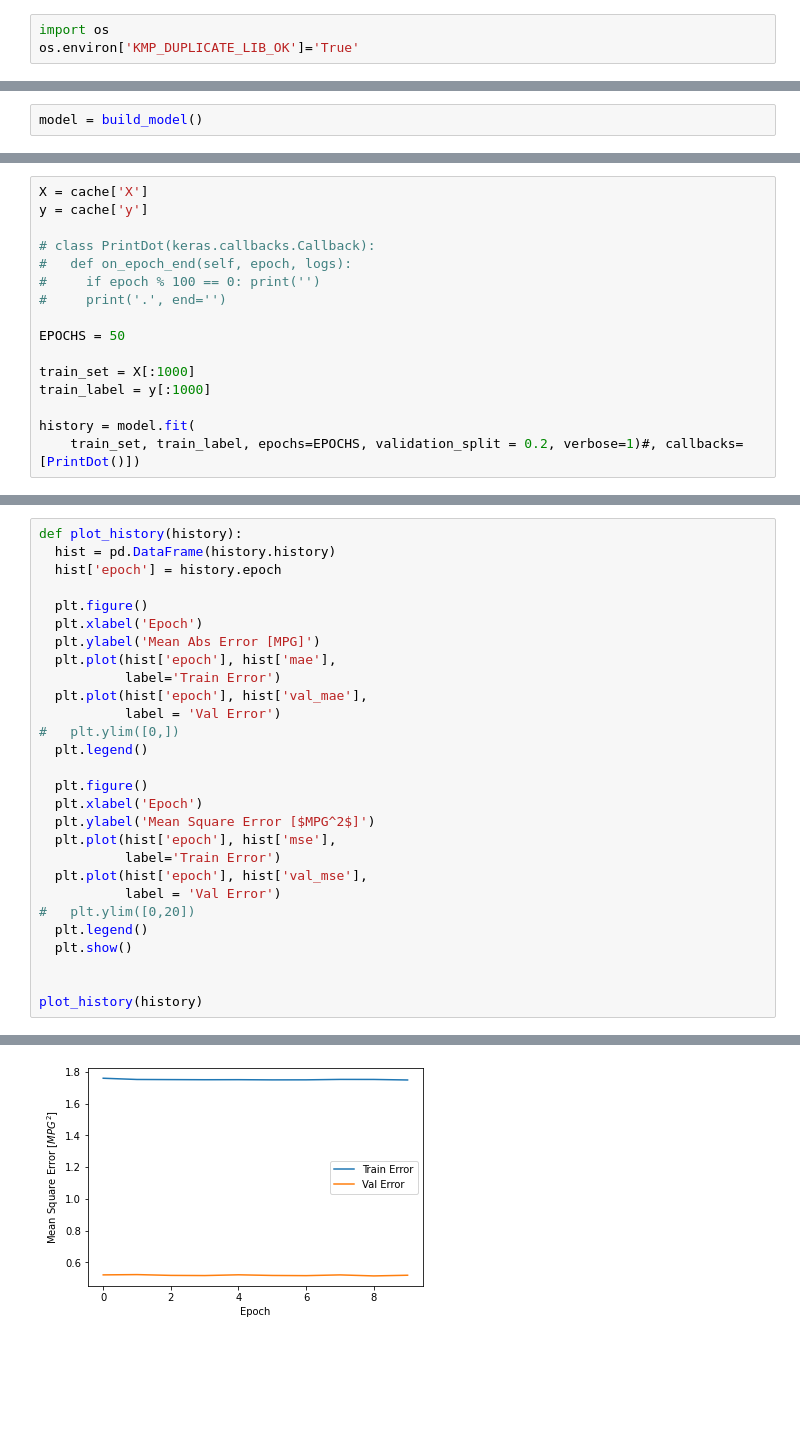
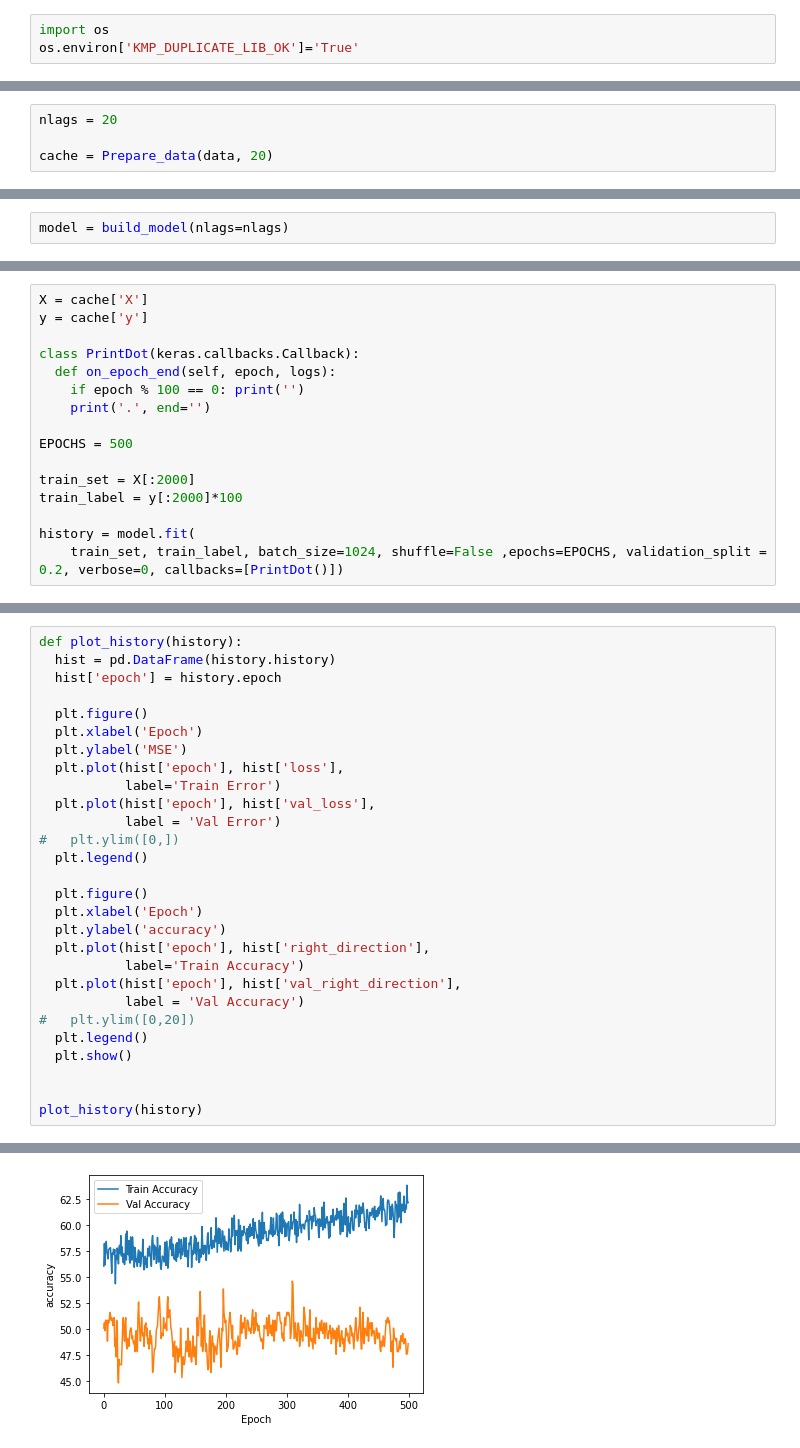
Before and after one commit to upathare1/Bitcoin-Price-Prediction, a Jupyter notebook: Algorithms/lstm_trial1.ipynb, the cells around one changed output, grey strips where cells are left out. Saved outputs shown, nothing was run; the diff lists cells and outputs as text; blank space fills up the shorter version.

```diff
--- a/Algorithms/lstm_trial1.ipynb
+++ b/Algorithms/lstm_trial1.ipynb
@@ -114,0 +96,4 @@ def build_model(units=10, dense1=10, dense2=5):
+# %%
+nlags = 20
+
+cache = Prepare_data(data, 20)
@@ -115,2 +134,2 @@ def build_model(units=10, dense1=10, dense2=5):
 # %%
-model = build_model()
+model = build_model(nlags=nlags)
@@ -137,16 +160,16 @@ _________________________________________________________________
 X = cache['X']
 y = cache['y']
 
-# class PrintDot(keras.callbacks.Callback):
-#   def on_epoch_end(self, epoch, logs):
-#     if epoch % 100 == 0: print('')
-#     print('.', end='')
+class PrintDot(keras.callbacks.Callback):
+  def on_epoch_end(self, epoch, logs):
+    if epoch % 100 == 0: print('')
+    print('.', end='')
 
-EPOCHS = 50
+EPOCHS = 500
 
-train_set = X[:1000]
-train_label = y[:1000]
+train_set = X[:2000]
+train_label = y[:2000]*100
 
 history = model.fit(
-    train_set, train_label, epochs=EPOCHS, validation_split = 0.2, verbose=1)#, callbacks=[PrintDot()])
+    train_set, train_label, batch_size=1024, shuffle=False ,epochs=EPOCHS, validation_split = 0.2, verbose=0, callbacks=[PrintDot()])
 # %% [output]
@@ -158,21 +183,21 @@ def plot_history(history):
 
   plt.figure()
   plt.xlabel('Epoch')
-  plt.ylabel('Mean Abs Error [MPG]')
-  plt.plot(hist['epoch'], hist['mae'],
+  plt.ylabel('MSE')
+  plt.plot(hist['epoch'], hist['loss'],
            label='Train Error')
-  plt.plot(hist['epoch'], hist['val_mae'],
+  plt.plot(hist['epoch'], hist['val_loss'],
            label = 'Val Error')
 #   plt.ylim([0,])
   plt.legend()
 
   plt.figure()
   plt.xlabel('Epoch')
-  plt.ylabel('Mean Square Error [$MPG^2$]')
-  plt.plot(hist['epoch'], hist['mse'],
-           label='Train Error')
-  plt.plot(hist['epoch'], hist['val_mse'],
-           label = 'Val Error')
+  plt.ylabel('accuracy')
+  plt.plot(hist['epoch'], hist['right_direction'],
+           label='Train Accuracy')
+  plt.plot(hist['epoch'], hist['val_right_direction'],
+           label = 'Val Accuracy')
 #   plt.ylim([0,20])
   plt.legend()
   plt.show()
@@ -184 +209 @@ plot_history(history)
-[figure, old version]
+[figure, new version]
```
Also changed, not shown: parts of 11 cells of this notebook.
